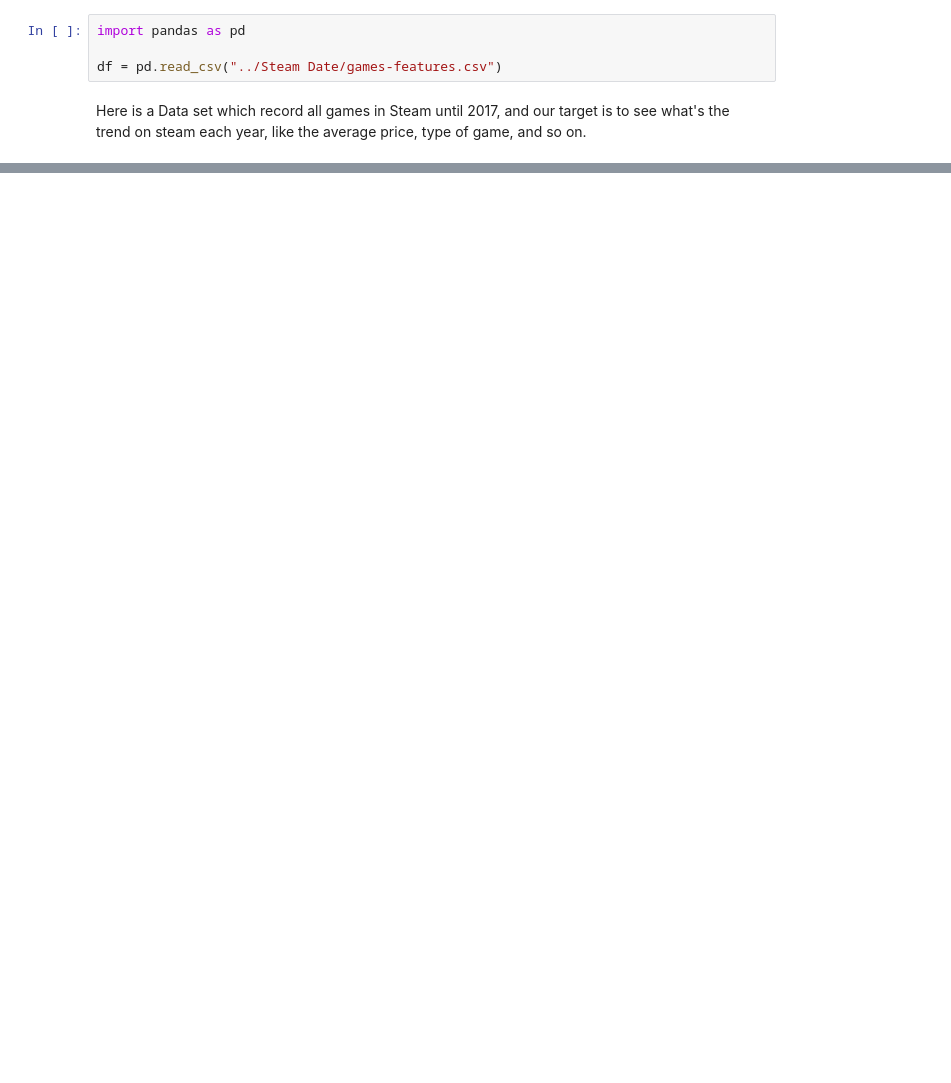
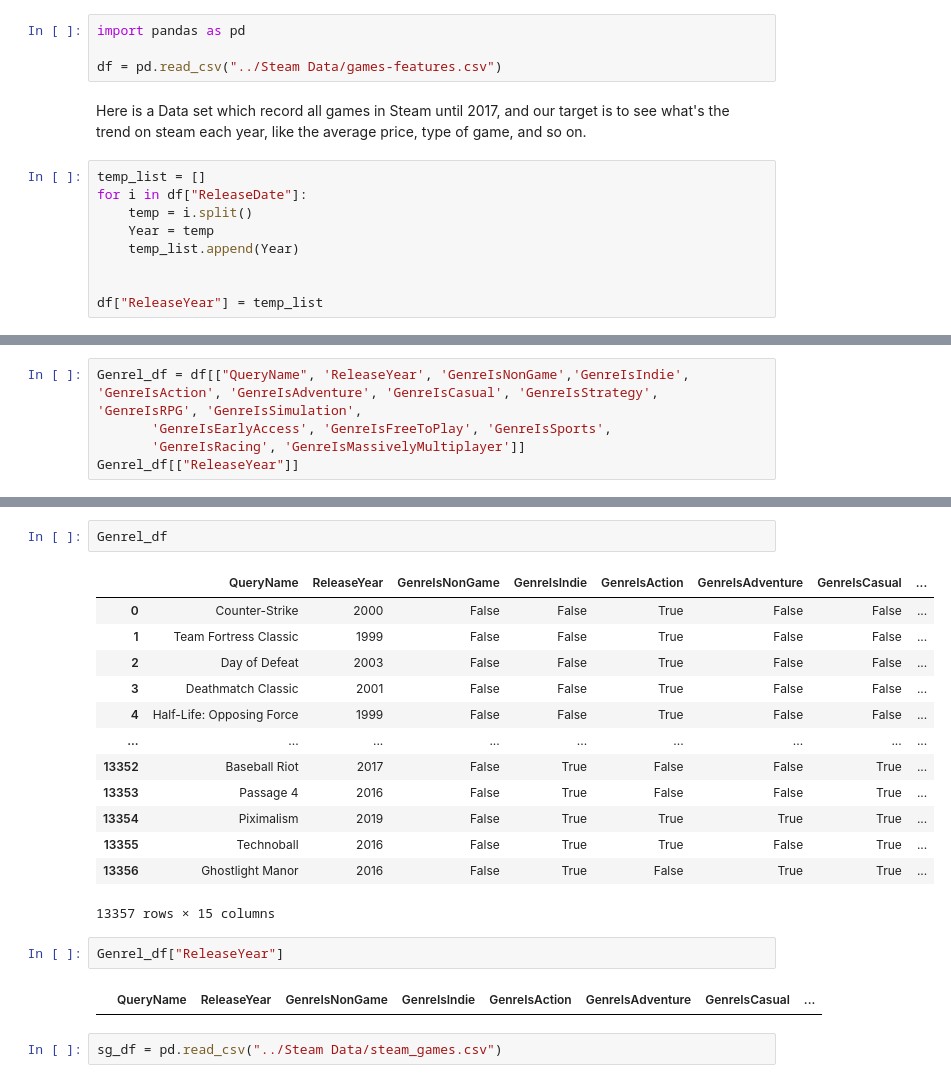
Before and after one commit to DekuWang/BoZhang.github.io, a Jupyter notebook: Steam Analysis.ipynb, the cells around one changed output, grey strips where cells are left out. Cells and saved outputs as stored; diff of their text form; blank space fills up the shorter version.

Commit message:
Make the dataframe

```diff
--- a/Steam Analysis.ipynb
+++ b/Steam Analysis.ipynb
@@ -1,6 +1,15 @@
 # %%
 import pandas as pd
 
-df = pd.read_csv("../Steam Date/games-features.csv")
+df = pd.read_csv("../Steam Data/games-features.csv")
 # %% [markdown]
 Here is a Data set which record all games in Steam until 2017, and our target is to see what's the trend on steam each year, like the average price, type of game, and so on.
+# %%
+temp_list = []
+for i in df["ReleaseDate"]:
+    temp = i.split()
+    Year = temp
+    temp_list.append(Year)
+
+
+df["ReleaseYear"] = temp_list
@@ -30,0 +58,5 @@ df.ReleaseDate.min()
+# %%
+Genrel_df = df[["QueryName", 'ReleaseYear', 'GenreIsNonGame','GenreIsIndie', 'GenreIsAction', 'GenreIsAdventure', 'GenreIsCasual', 'GenreIsStrategy', 'GenreIsRPG', 'GenreIsSimulation',
+       'GenreIsEarlyAccess', 'GenreIsFreeToPlay', 'GenreIsSports',
+       'GenreIsRacing', 'GenreIsMassivelyMultiplayer']]
+Genrel_df[["ReleaseYear"]]
@@ -30,0 +77,22 @@ df.ReleaseDate.min()
+# %%
+Genrel_df
+# %% [output]
+|  | QueryName | ReleaseYear | GenreIsNonGame | GenreIsIndie | GenreIsAction | GenreIsAdventure | GenreIsCasual | ... |
+| 0 | Counter-Strike | 2000 | False | False | True | False | False | ... |
+| 1 | Team Fortress Classic | 1999 | False | False | True | False | False | ... |
+| 2 | Day of Defeat | 2003 | False | False | True | False | False | ... |
+| 3 | Deathmatch Classic | 2001 | False | False | True | False | False | ... |
+| 4 | Half-Life: Opposing Force | 1999 | False | False | True | False | False | ... |
+| ... | ... | ... | ... | ... | ... | ... | ... | ... |
+| 13352 | Baseball Riot | 2017 | False | True | False | False | True | ... |
+| 13353 | Passage 4 | 2016 | False | True | False | False | True | ... |
+| 13354 | Piximalism | 2019 | False | True | True | True | True | ... |
+| 13355 | Technoball | 2016 | False | True | True | False | True | ... |
+| 13356 | Ghostlight Manor | 2016 | False | True | False | True | True | ... |
+13357 rows × 15 columns
+# %%
+Genrel_df["ReleaseYear"]
+# %% [output]
+|  | QueryName | ReleaseYear | GenreIsNonGame | GenreIsIndie | GenreIsAction | GenreIsAdventure | GenreIsCasual | ... |
+# %%
+sg_df = pd.read_csv("../Steam Data/steam_games.csv")
```
Also changed, not shown: parts of 10 cells of this notebook.
